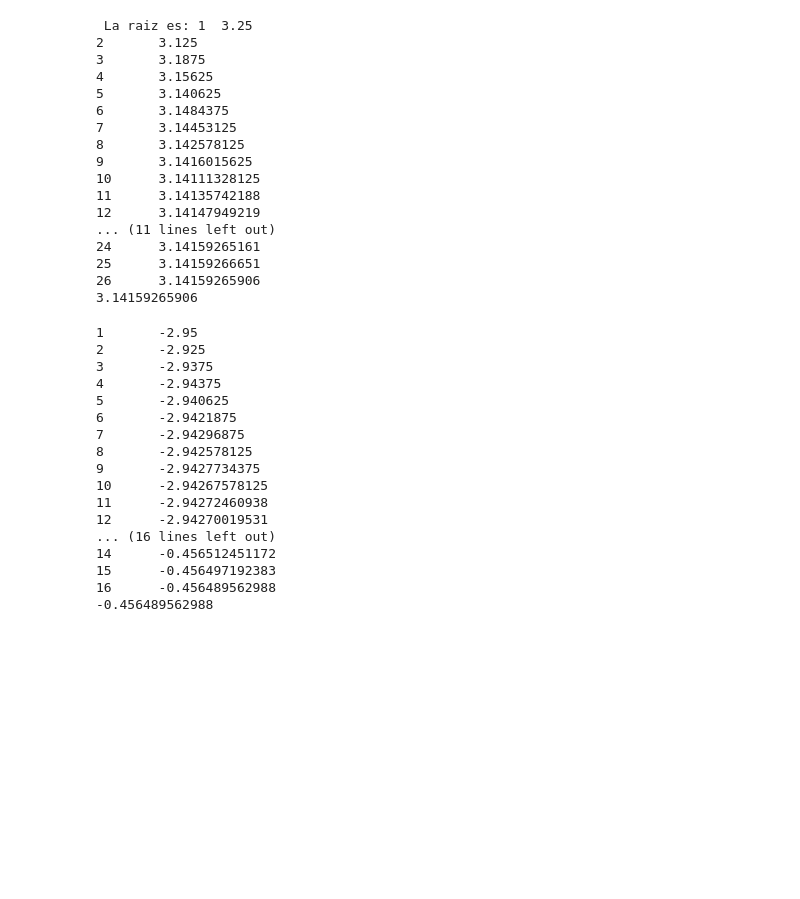
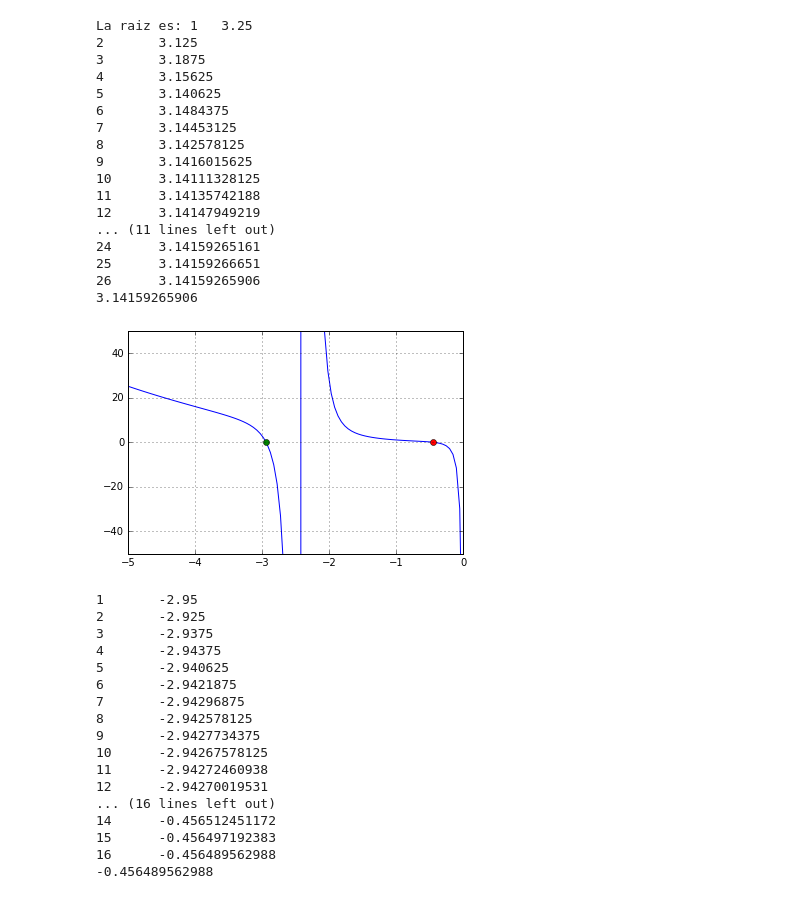
Before and after one commit to iselplabo93/Integradores, a Jupyter notebook: Raices.ipynb, the cells around one changed output. Cells and saved outputs as stored; diff of their text form; code cells hidden in the pictures; blank space fills up the shorter version.

```diff
--- a/Raices.ipynb
+++ b/Raices.ipynb
@@ -153,6 +158,16 @@ def func_new(x): #obtener raices de esta funcion
 
 def d_func_new(x):
     return 2*x - 12*(tan(sqrt(-8*x + pi))**2 + 1)*tan(sqrt(-8*x + pi))**2/sqrt(-8*x + pi)
+# %%
+x=linspace(-5,0,100) #metodo de raiz_bp
+ylim([-50,50])
+plot(x,func_new(x),'-')
+plot([-2.94268188477],0,'o')
+plot([-0.456489562988],0,'o')
+grid(True)
+show()
+# %% [output]
+[figure, added]
 # %%
 print raiz_bip(func_new,-3,-2.8)
 print raiz_bip(func_new,-1,0)
```
Also changed, not shown: parts of 3 cells of this notebook.
